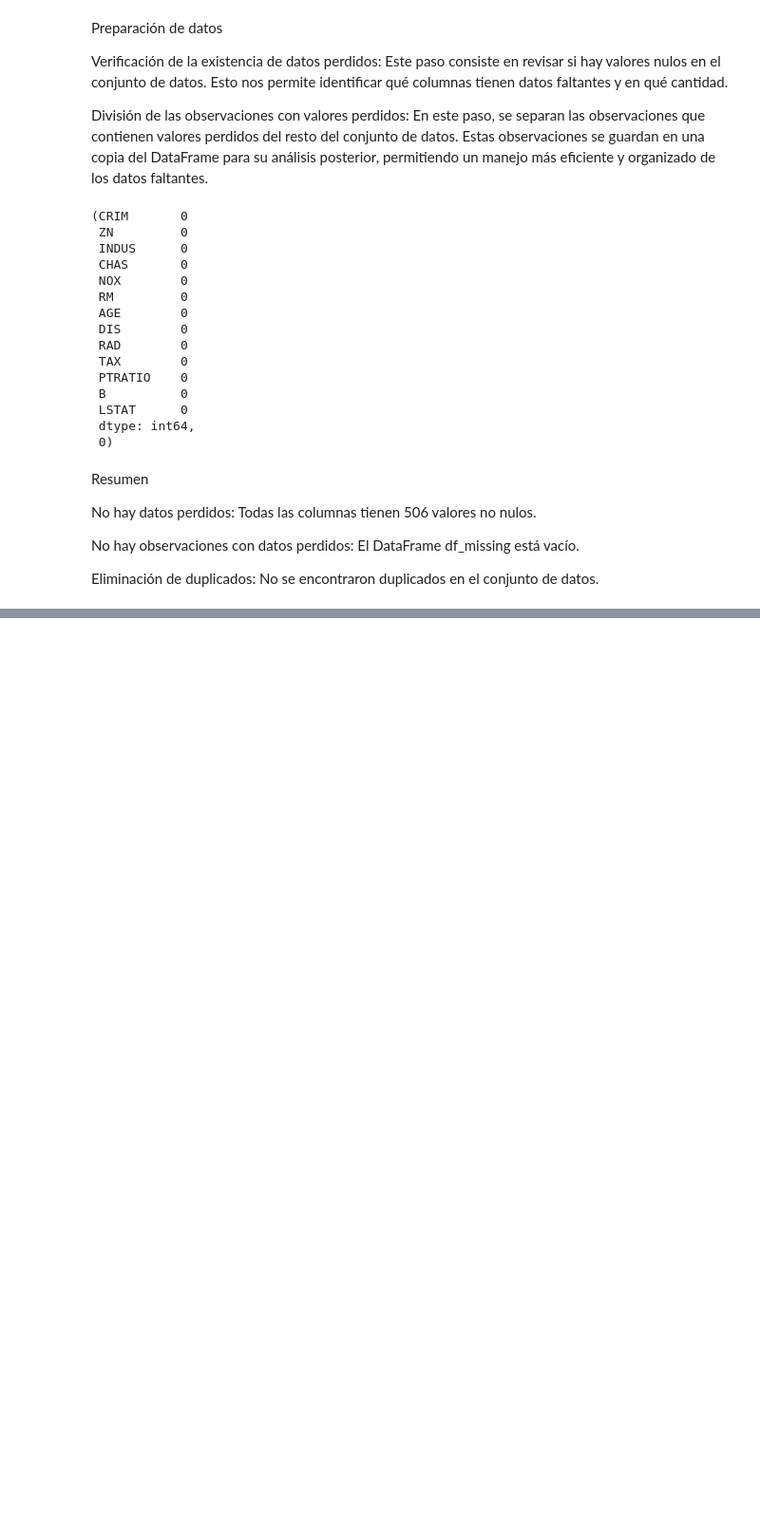
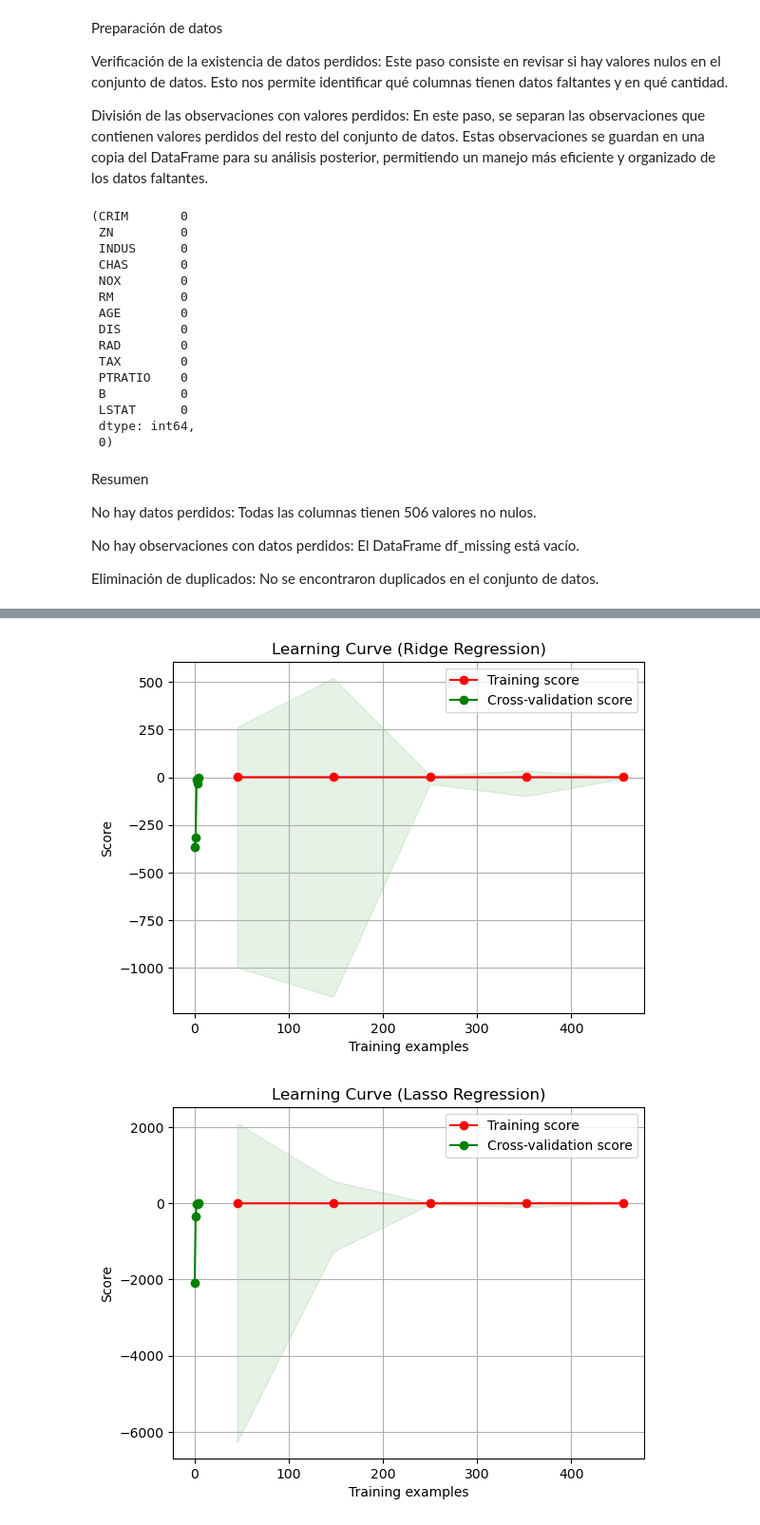
Before and after one commit to armandolezama/boston-houses-data-analysis, a Jupyter notebook: boston-houses-data-analysis.ipynb, the cells around one changed output, grey strips where cells are left out. Shown at 95% size. Cells and saved outputs as stored; diff of their text form; code cells hidden in the pictures; blank space fills up the shorter version.

```diff
--- a/boston-houses-data-analysis.ipynb
+++ b/boston-houses-data-analysis.ipynb
@@ -209,2 +246,2 @@ Lasso Regression - MSE: 13.362625982457505 , R2: 0.8177834906833592
 # %%
-cv = 5
+cv = 10
@@ -246,0 +296,11 @@ Lasso Regression - MSE: 15.206928180468255 , R2: 0.7926340695226
+# %%
+# Ridge Regression
+curr_plt = visualizer.plot_learning_curve(best_ridge_model, 'Learning Curve (Ridge Regression)', data.X_poly_df, data.y, cv=cv)
+visualizer.show_plot(curr_plt)
+
+# Lasso Regression
+curr_plt = visualizer.plot_learning_curve(best_lasso_model, 'Learning Curve (Lasso Regression)', data.X_poly_df, data.y, cv=cv)
+visualizer.show_plot(curr_plt)
+# %% [output]
+[figure, added]
+[figure, added]
```
Also changed, not shown: parts of 23 cells of this notebook, 1 other file.
